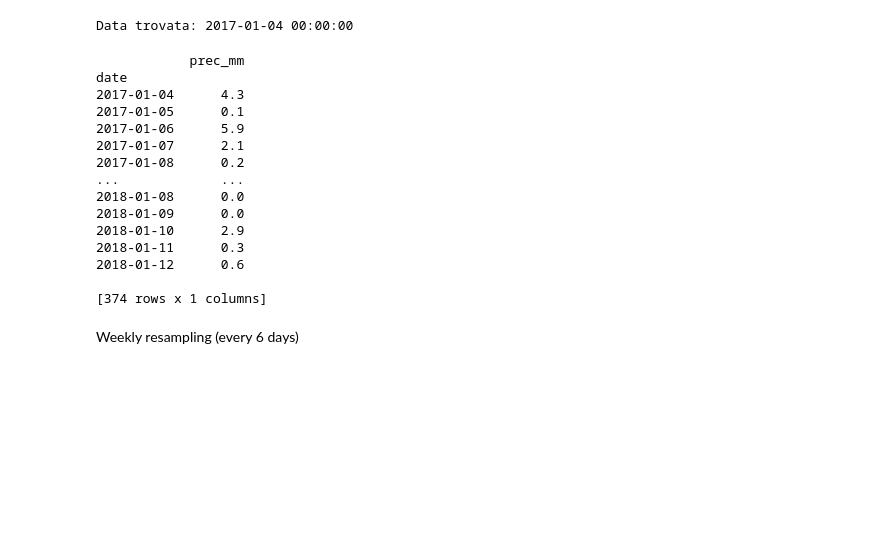
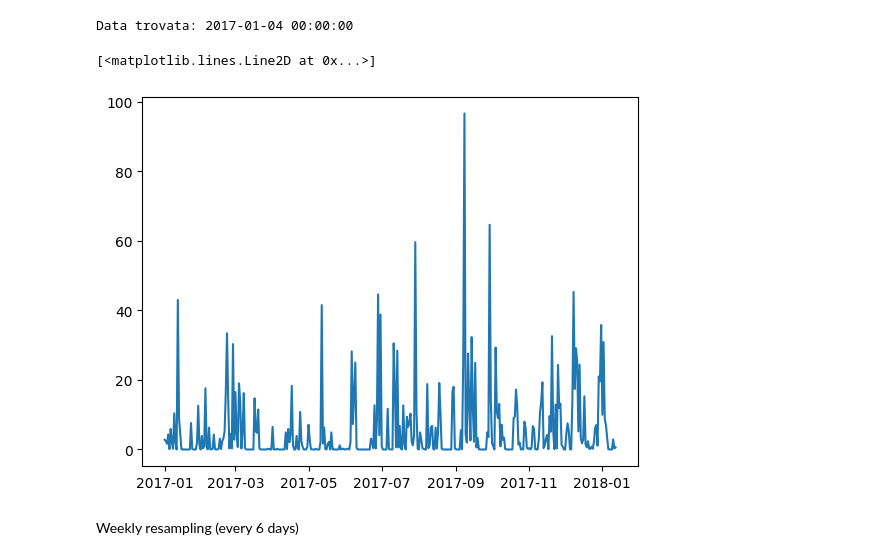
Before and after one commit to cFr4nk/Tesi_SAR_Analysis, a Jupyter notebook: Read_Cohe.ipynb, the cells around one changed output. Cells and saved outputs as stored; diff of their text form; code cells hidden in the pictures; blank space fills up the shorter version.

```diff
--- a/Read_Cohe.ipynb
+++ b/Read_Cohe.ipynb
@@ -311,23 +311,10 @@ print(f"Data trovata: {prima_corrispondenza}")
 Data trovata: 2017-01-04 00:00:00
 # %%
 df_filtered = df_rainfall.loc[prima_corrispondenza:]
-print(df_filtered)
+plt.plot(df_rainfall)
 # %% [output]
-            prec_mm
-date
-2017-01-04      4.3
-2017-01-05      0.1
-2017-01-06      5.9
-2017-01-07      2.1
-2017-01-08      0.2
-...             ...
-2018-01-08      0.0
-2018-01-09      0.0
-2018-01-10      2.9
-2018-01-11      0.3
-2018-01-12      0.6
-
-[374 rows x 1 columns]
+[<matplotlib.lines.Line2D at 0x...>]
+[figure, added]
 # %% [markdown]
 Weekly resampling (every 6 days)
 # %%
```
Also changed, not shown: parts of 2 cells of this notebook, 2 other files.
